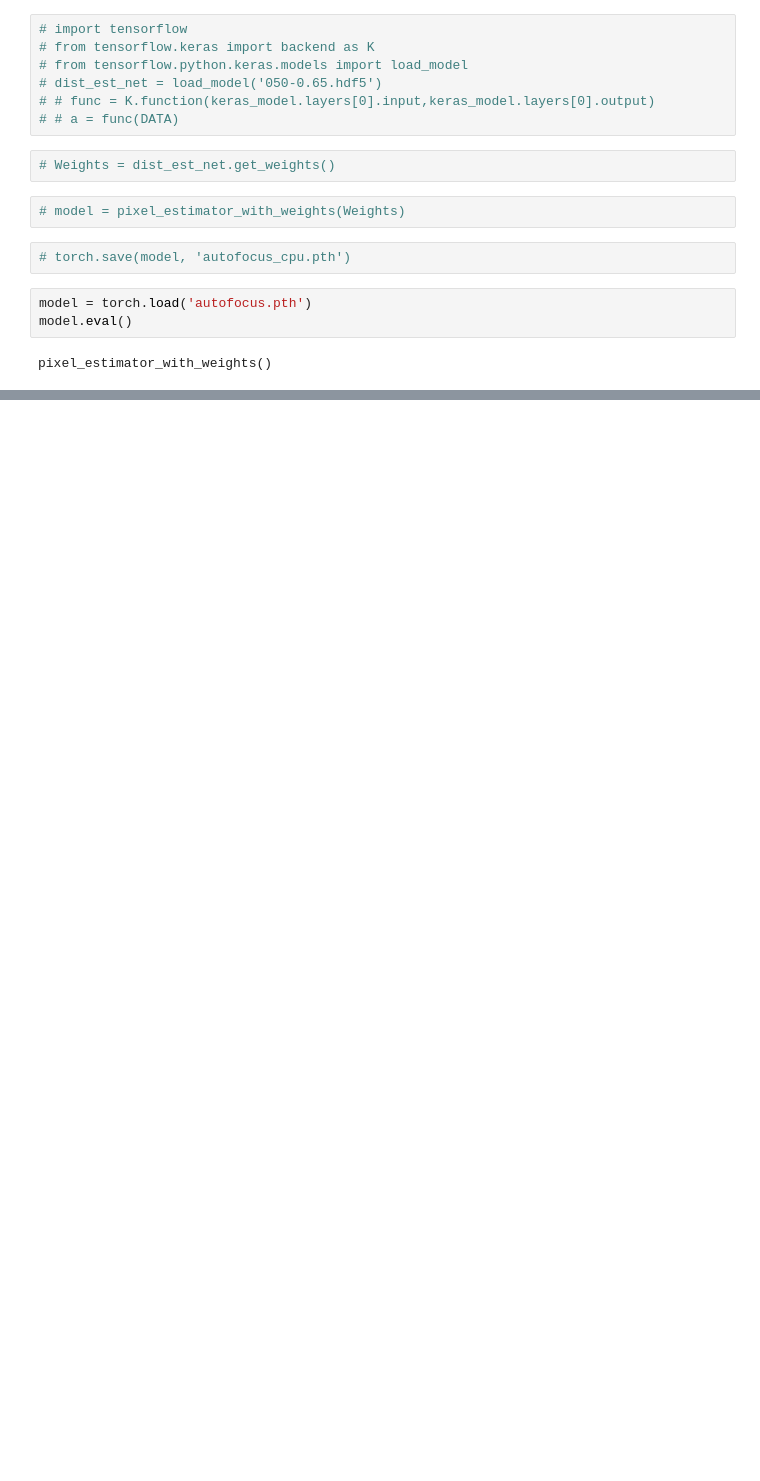
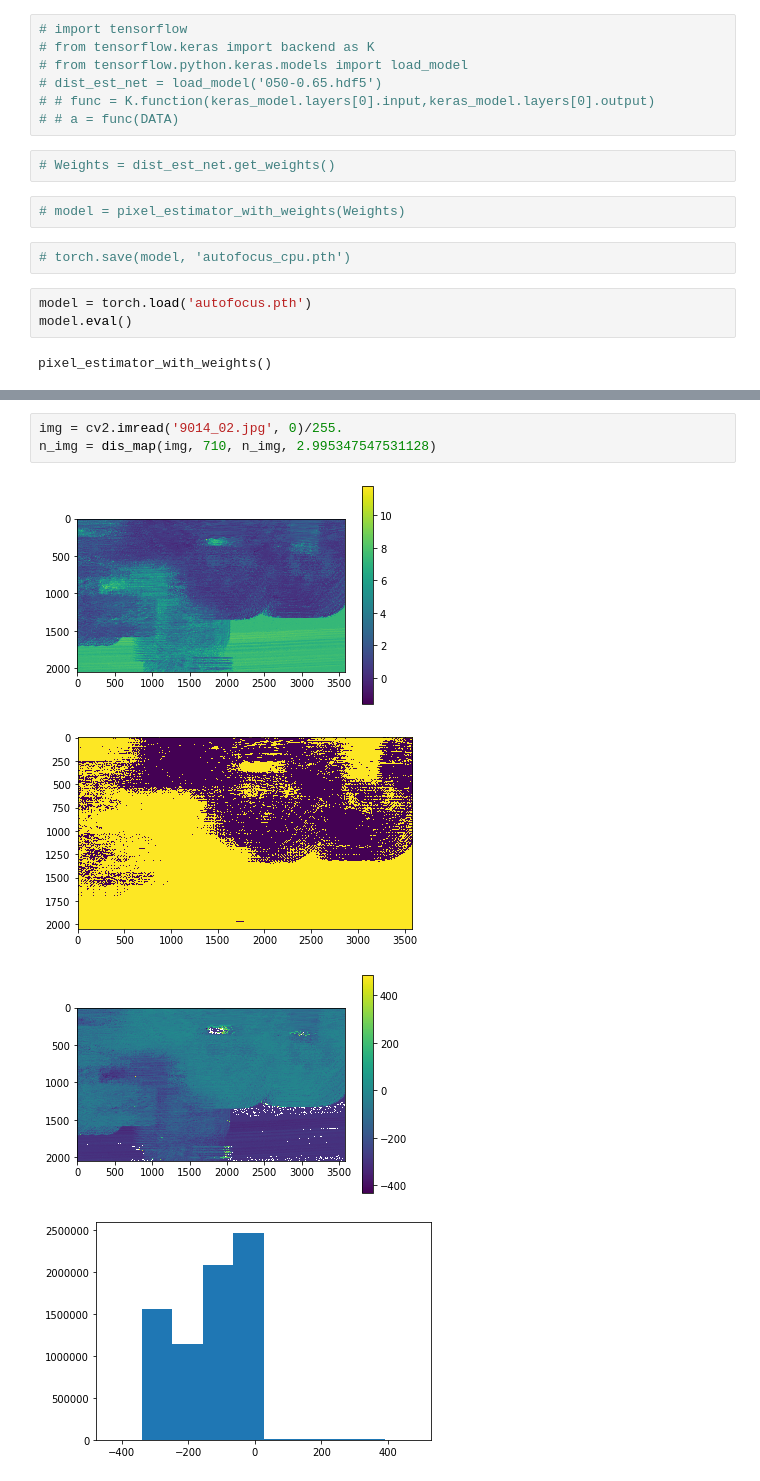
Before and after one commit to cianhwang/autofocus-stacking, a Jupyter notebook: autofocus-tf2torch.ipynb, the cells around one changed output, grey strips where cells are left out. Saved outputs shown, nothing was run; the diff lists cells and outputs as text; blank space fills up the shorter version.

```diff
--- a/autofocus-tf2torch.ipynb
+++ b/autofocus-tf2torch.ipynb
@@ -78,0 +155,8 @@ torch.Size([1, 1, 513, 513])
+# %%
+img = cv2.imread('9014_02.jpg', 0)/255.
+n_img = dis_map(img, 710, n_img, 2.995347547531128)
+# %% [output]
+[figure, added]
+[figure, added]
+[figure, added]
+[figure, added]
```
Also changed, not shown: parts of 7 cells of this notebook.
